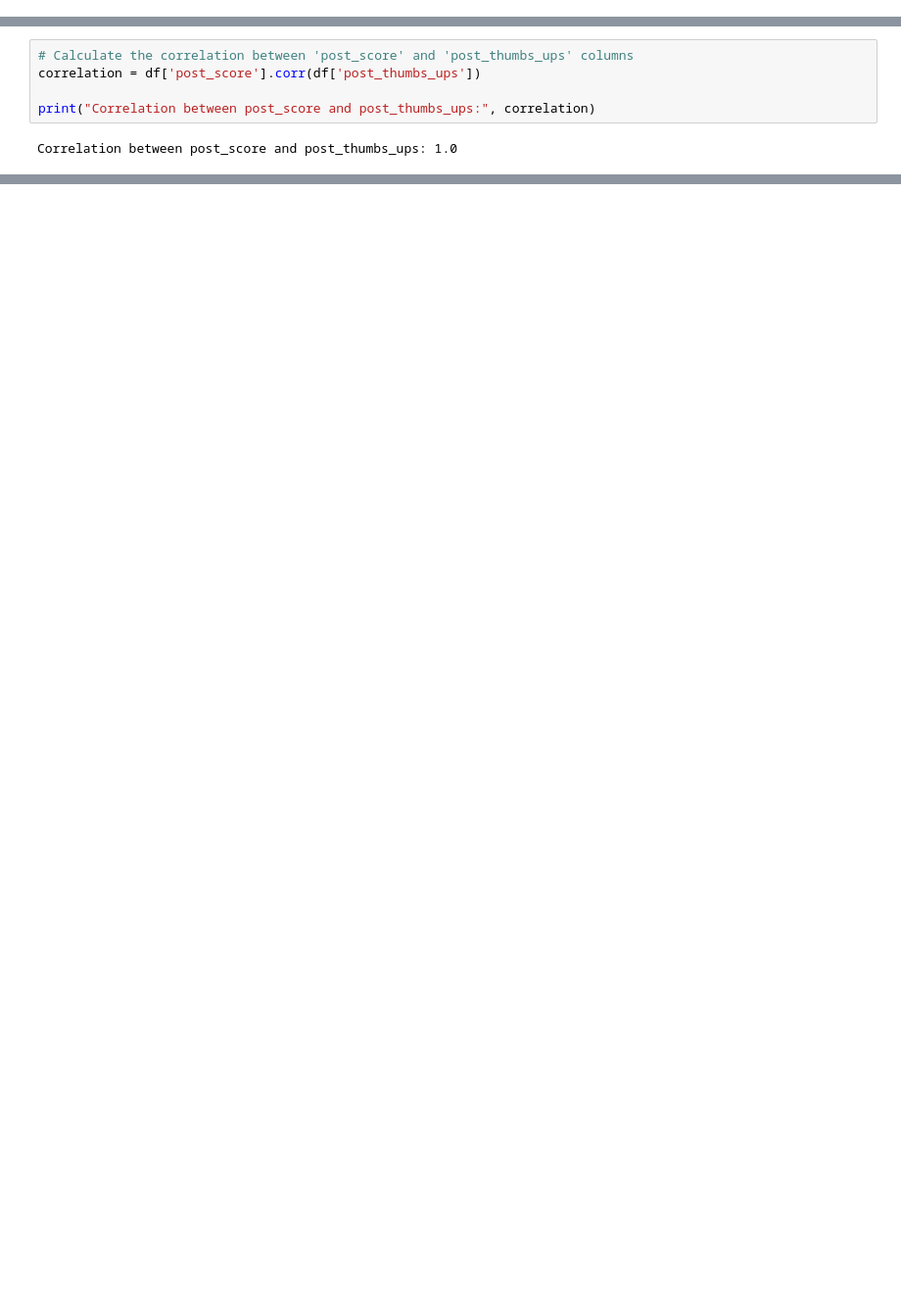
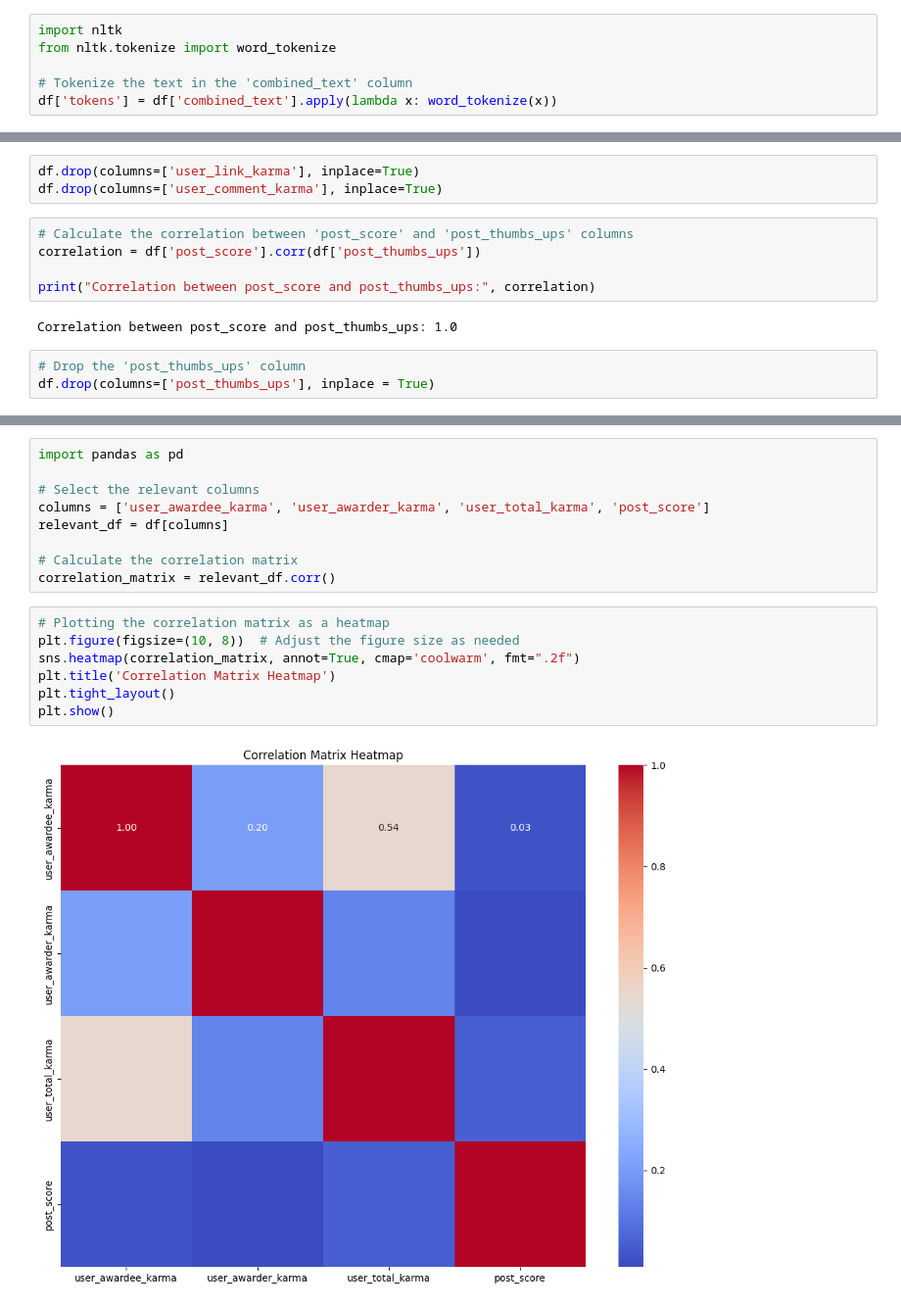
Before and after one commit to amanjot826/Reddit-Post-Controversality-Analysis, a Jupyter notebook: feature_selection.ipynb, the cells around one changed output, grey strips where cells are left out. Shown at 98% size. Cells and saved outputs as stored; diff of their text form; blank space fills up the shorter version.

Commit message:
Performed Correlation Analysis and Class Separability using t-SNE

```diff
--- a/feature_selection.ipynb
+++ b/feature_selection.ipynb
@@ -363,0 +93,6 @@ user_total_karma              0.826227          1.000000
+# %%
+import nltk
+from nltk.tokenize import word_tokenize
+
+# Tokenize the text in the 'combined_text' column
+df['tokens'] = df['combined_text'].apply(lambda x: word_tokenize(x))
@@ -364,3 +132,6 @@ user_total_karma              0.826227          1.000000
+# %%
+df.drop(columns=['user_link_karma'], inplace=True)
+df.drop(columns=['user_comment_karma'], inplace=True)
 # %%
 # Calculate the correlation between 'post_score' and 'post_thumbs_ups' columns
 correlation = df['post_score'].corr(df['post_thumbs_ups'])
@@ -368,3 +139,6 @@ correlation = df['post_score'].corr(df['post_thumbs_ups'])
 print("Correlation between post_score and post_thumbs_ups:", correlation)
 # %% [output]
 Correlation between post_score and post_thumbs_ups: 1.0
+# %%
+# Drop the 'post_thumbs_ups' column
+df.drop(columns=['post_thumbs_ups'], inplace = True)
@@ -370,0 +165,18 @@ Correlation between post_score and post_thumbs_ups: 1.0
+# %%
+import pandas as pd
+
+# Select the relevant columns
+columns = ['user_awardee_karma', 'user_awarder_karma', 'user_total_karma', 'post_score']
+relevant_df = df[columns]
+
+# Calculate the correlation matrix
+correlation_matrix = relevant_df.corr()
+# %%
+# Plotting the correlation matrix as a heatmap
+plt.figure(figsize=(10, 8))  # Adjust the figure size as needed
+sns.heatmap(correlation_matrix, annot=True, cmap='coolwarm', fmt=".2f")
+plt.title('Correlation Matrix Heatmap')
+plt.tight_layout()
+plt.show()
+# %% [output]
+[figure, added]
```
Also changed, not shown: parts of 55 cells of this notebook.
